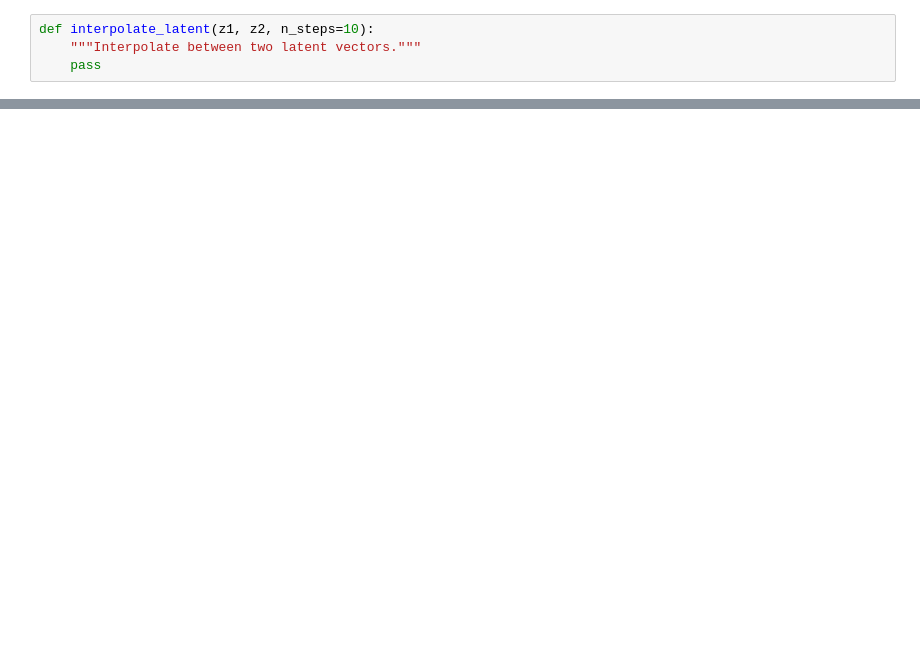
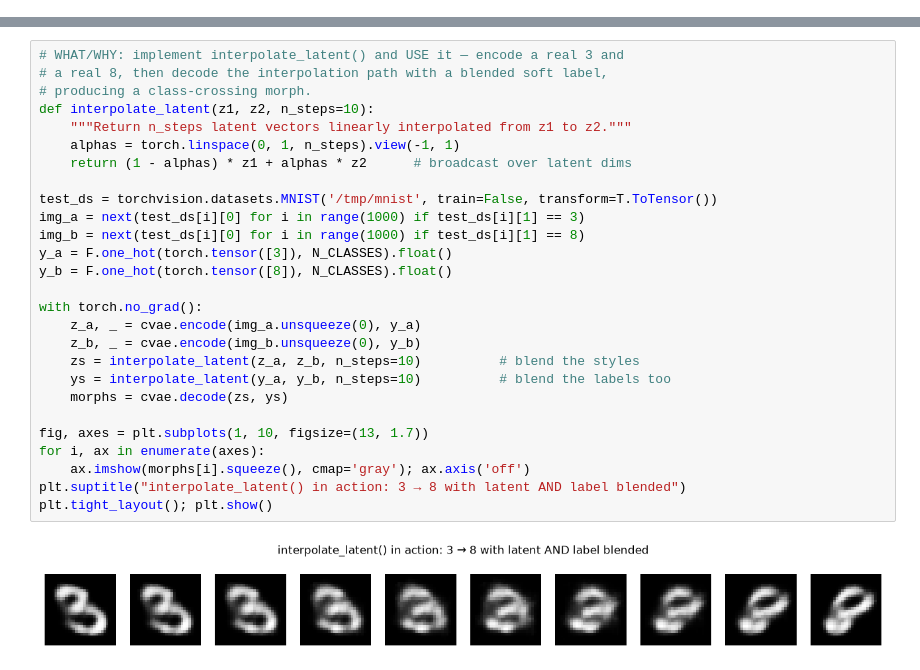
Before and after one commit to A-Alwabel/AI-Diploma-Program, a Jupyter notebook: Course 10/unit3-image-generation/examples/03_vae_advanced_topics.ipynb, the cells around one changed output, grey strips where cells are left out. Cells and saved outputs as stored; diff of their text form; blank space fills up the shorter version.

```diff
--- a/Course 10/unit3-image-generation/examples/03_vae_advanced_topics.ipynb
+++ b/Course 10/unit3-image-generation/examples/03_vae_advanced_topics.ipynb
@@ -91,4 +0,0 @@ Interpolate between points in latent space.
-# %%
-def interpolate_latent(z1, z2, n_steps=10):
-    """Interpolate between two latent vectors."""
-    pass
@@ -103,0 +128,29 @@ We train a VAE on **normal MNIST digits** then use **reconstruction error** to f
+# %%
+# WHAT/WHY: implement interpolate_latent() and USE it — encode a real 3 and
+# a real 8, then decode the interpolation path with a blended soft label,
+# producing a class-crossing morph.
+def interpolate_latent(z1, z2, n_steps=10):
+    """Return n_steps latent vectors linearly interpolated from z1 to z2."""
+    alphas = torch.linspace(0, 1, n_steps).view(-1, 1)
+    return (1 - alphas) * z1 + alphas * z2      # broadcast over latent dims
+
+test_ds = torchvision.datasets.MNIST('/tmp/mnist', train=False, transform=T.ToTensor())
+img_a = next(test_ds[i][0] for i in range(1000) if test_ds[i][1] == 3)
+img_b = next(test_ds[i][0] for i in range(1000) if test_ds[i][1] == 8)
+y_a = F.one_hot(torch.tensor([3]), N_CLASSES).float()
+y_b = F.one_hot(torch.tensor([8]), N_CLASSES).float()
+
+with torch.no_grad():
+    z_a, _ = cvae.encode(img_a.unsqueeze(0), y_a)
+    z_b, _ = cvae.encode(img_b.unsqueeze(0), y_b)
+    zs = interpolate_latent(z_a, z_b, n_steps=10)          # blend the styles
+    ys = interpolate_latent(y_a, y_b, n_steps=10)          # blend the labels too
+    morphs = cvae.decode(zs, ys)
+
+fig, axes = plt.subplots(1, 10, figsize=(13, 1.7))
+for i, ax in enumerate(axes):
+    ax.imshow(morphs[i].squeeze(), cmap='gray'); ax.axis('off')
+plt.suptitle("interpolate_latent() in action: 3 → 8 with latent AND label blended")
+plt.tight_layout(); plt.show()
+# %% [output]
+[figure, added]
```
Also changed, not shown: parts of 17 cells of this notebook, 46 other files.
